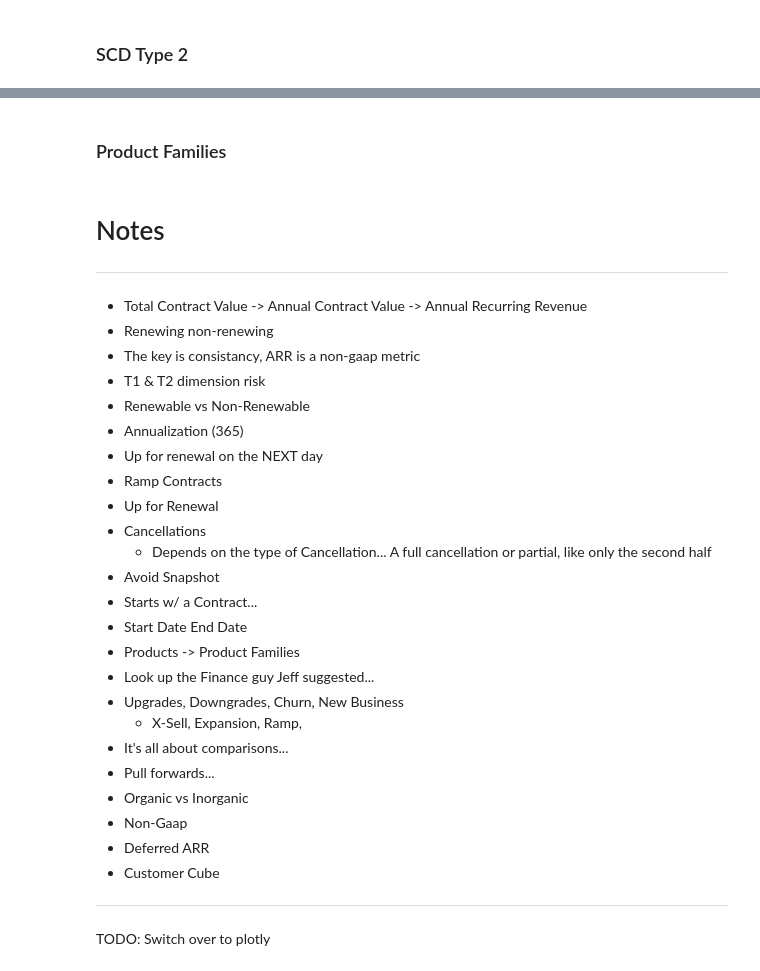
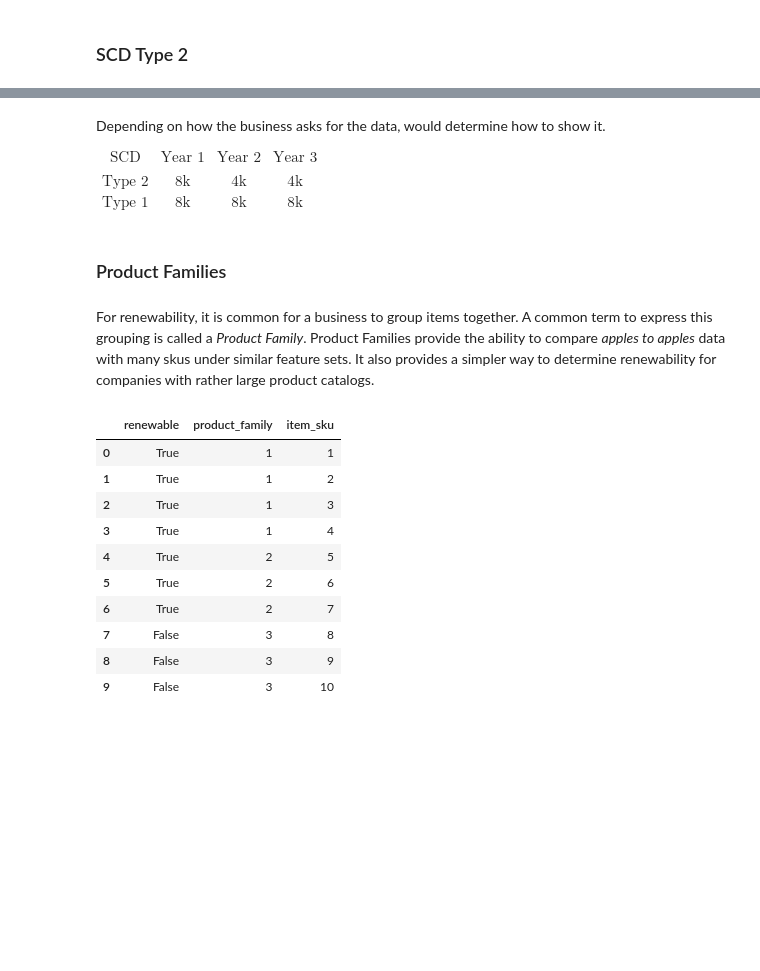
Before and after one commit to Curts0/arr_data_professional, a Jupyter notebook: basics.ipynb, the cells around one changed output, grey strips where cells are left out. Drawn from its saved outputs; the diff is of its cells as text; code cells hidden in the pictures; blank space fills up the shorter version.

```diff
--- a/arr.ipynb
+++ b/basics.ipynb
@@ -956,37 +976,37 @@ Type 1
 |  | period | 2023-01-31 | 2023-02-28 | 2023-03-31 | 2023-04-30 | 2023-05-31 | 2023-06-30 | 2023-07-31 | ... |
 | id | item_sku |  |  |  |  |  |  |  | ... |
 | 1 | 3 | 4000.0 | 4000.0 | 4000.0 | 4000.0 | 4000.0 | 4000.0 | 4000.0 | ... |
+# %% [markdown]
+Depending on how the business asks for the data, would determine how to show it.
+
+$
+\begin{matrix}
+\text{SCD} & \text{Year 1} & \text{Year 2} & \text{Year 3}\\\\
+\text{Type 2} & \text{8k} & \text{4k} & \text{4k}\\
+\text{Type 1} & \text{8k} & \text{8k} & \text{8k}
+\end{matrix}
+$
 # %% [markdown]
 ### Product Families
-# %% [markdown]
-# Notes
----
-- Total Contract Value -> Annual Contract Value -> Annual Recurring Revenue
-- Renewing non-renewing
-- The key is consistancy, ARR is a non-gaap metric
-- T1 & T2 dimension risk
-- Renewable vs Non-Renewable
-- Annualization (365)
-- Up for renewal on the NEXT day
-- Ramp Contracts
-- Up for Renewal
-- Cancellations
-    - Depends on the type of Cancellation... A full cancellation or partial, like only the second half
-- Avoid Snapshot
-- Starts w/ a Contract...
-- Start Date End Date
-- Products -> Product Families
-- Look up the Finance guy Jeff suggested...
-- Upgrades, Downgrades, Churn, New Business
-    - X-Sell, Expansion, Ramp,
-- It's all about comparisons...
-- Pull forwards...
-- Organic vs Inorganic
-- Non-Gaap
-- Deferred ARR
-- Customer Cube
-
-
----
-
-TODO: Switch over to plotly
+# %% [markdown]
+For renewability, it is common for a business to group items together. A common term to express this grouping is called a *Product Family*. Product Families provide the ability to compare *apples to apples* data with many skus under similar feature sets. It also provides a simpler way to determine renewability for companies with rather large product catalogs.
+# %%
+pd.DataFrame(
+    {
+        "renewable": [True, True, True, True, True, True, True, False, False, False],
+        "product_family": [1, 1, 1, 1, 2, 2, 2, 3, 3, 3],
+        "item_sku": [1, 2, 3, 4, 5, 6, 7, 8, 9, 10],
+    }
+)
+# %% [output]
+|  | renewable | product_family | item_sku |
+| 0 | True | 1 | 1 |
+| 1 | True | 1 | 2 |
+| 2 | True | 1 | 3 |
+| 3 | True | 1 | 4 |
+| 4 | True | 2 | 5 |
+| 5 | True | 2 | 6 |
+| 6 | True | 2 | 7 |
+| 7 | False | 3 | 8 |
+| 8 | False | 3 | 9 |
+| 9 | False | 3 | 10 |
```
Also changed, not shown: parts of 5 cells of this notebook, 2 other files.
